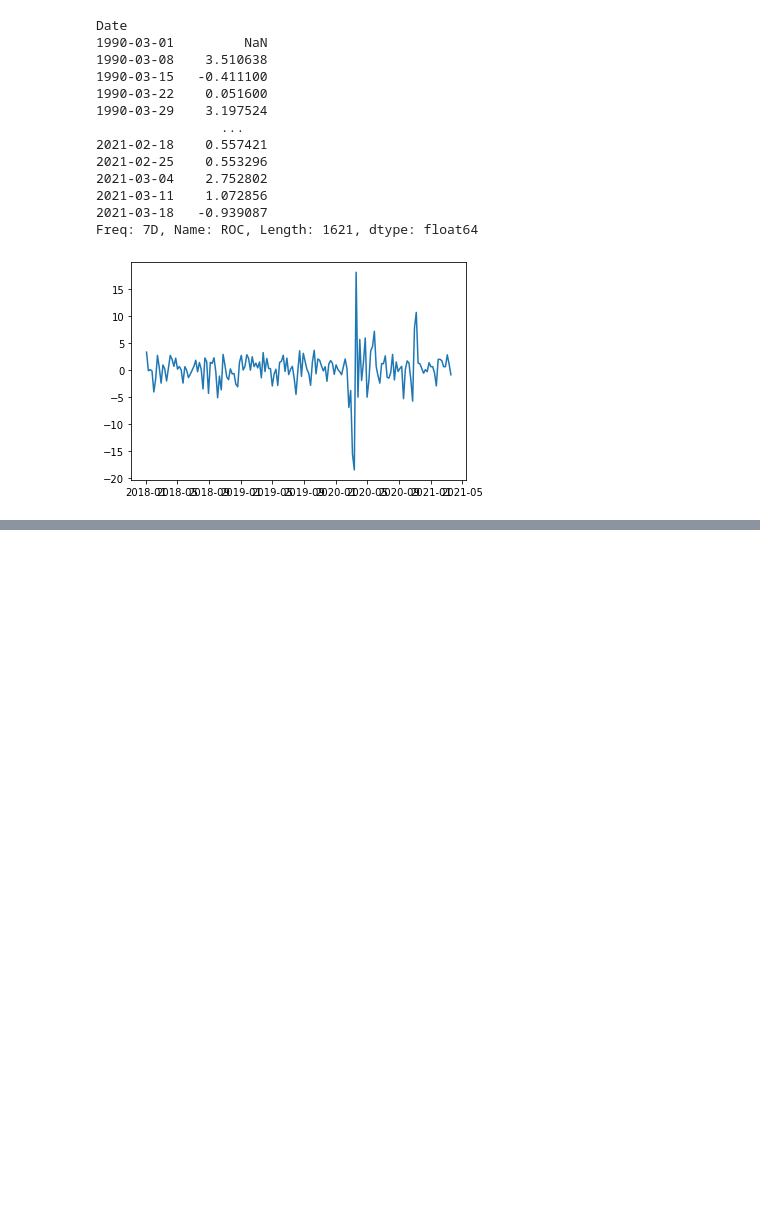
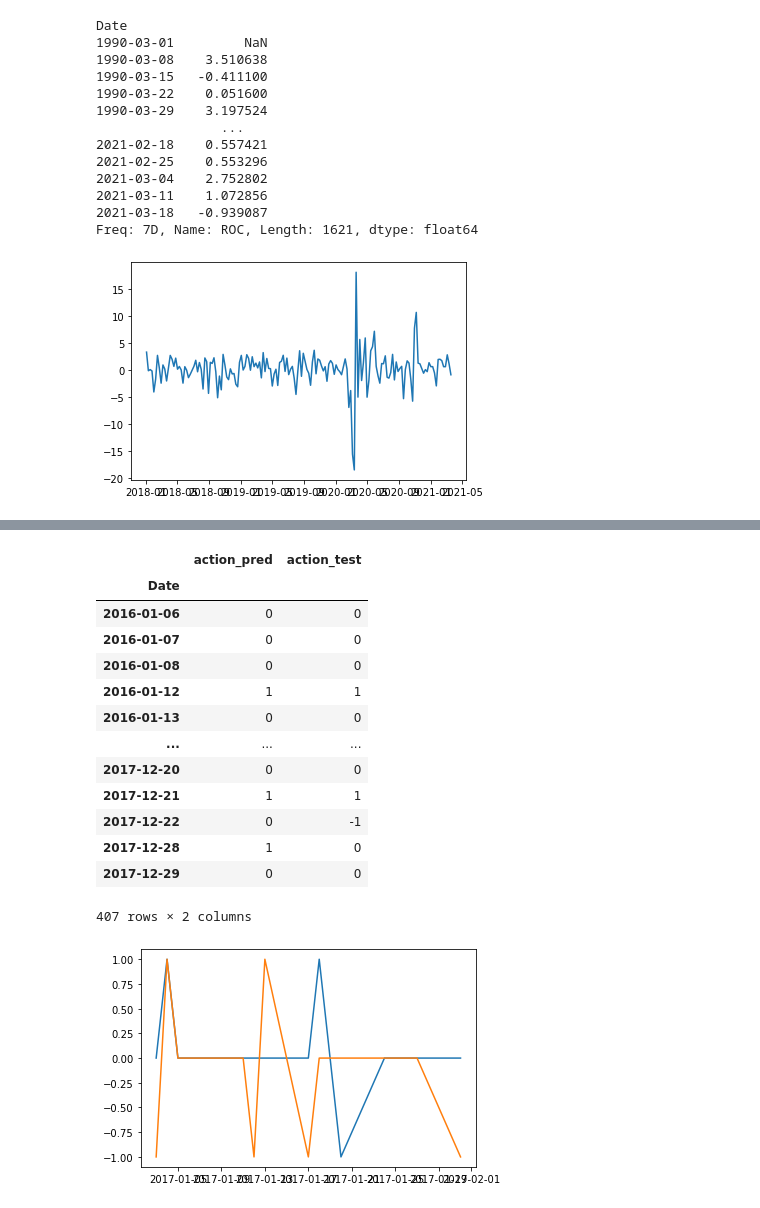
Before and after one commit to igaekus/projet-python-1A, a Jupyter notebook: algoTrading.ipynb, the cells around one changed output, grey strips where cells are left out. Drawn from its saved outputs; the diff is of its cells as text; code cells hidden in the pictures; blank space fills up the shorter version.

```diff
--- a/algoTrading.ipynb
+++ b/algoTrading.ipynb
@@ -180,0 +246,7 @@ Freq: 7D, Name: ROC, Length: 1621, dtype: float64
+# %%
+from sklearn.ensemble import RandomForestClassifier
+model = RandomForestClassifier()
+model.fit(X_train, y_train)
+y_pred = model.predict(X_test)
+df = pd.DataFrame({"Change" : X_test["Daily p change"], "Y_pred" : y_pred})
+df["2016-01"]
@@ -180,0 +272,20 @@ Freq: 7D, Name: ROC, Length: 1621, dtype: float64
+# %%
+resultats = pd.DataFrame({"action_pred" : y_pred, "action_test" : y_test})
+plt.plot(resultats["2017-01"])
+resultats
+# %% [output]
+|  | action_pred | action_test |
+| Date |  |  |
+| 2016-01-06 | 0 | 0 |
+| 2016-01-07 | 0 | 0 |
+| 2016-01-08 | 0 | 0 |
+| 2016-01-12 | 1 | 1 |
+| 2016-01-13 | 0 | 0 |
+| ... | ... | ... |
+| 2017-12-20 | 0 | 0 |
+| 2017-12-21 | 1 | 1 |
+| 2017-12-22 | 0 | -1 |
+| 2017-12-28 | 1 | 0 |
+| 2017-12-29 | 0 | 0 |
+407 rows × 2 columns
+[figure, added]
```
Also changed, not shown: parts of 10 cells of this notebook.
